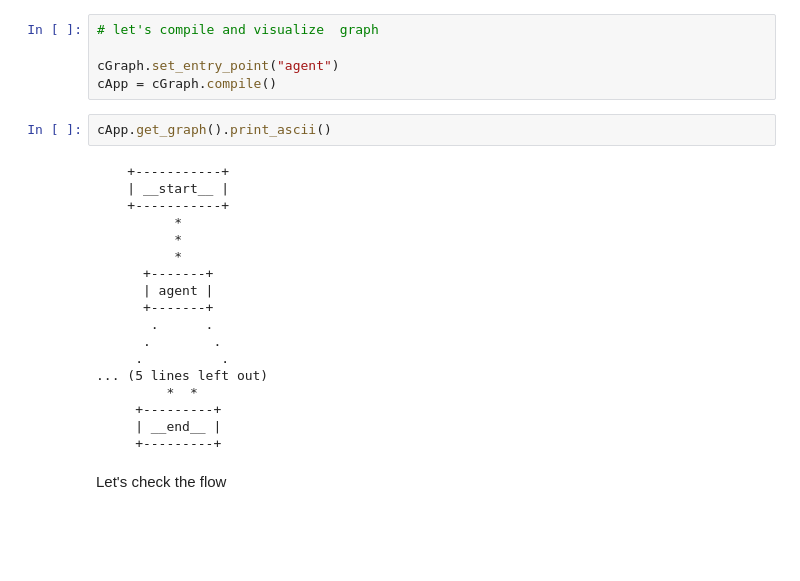
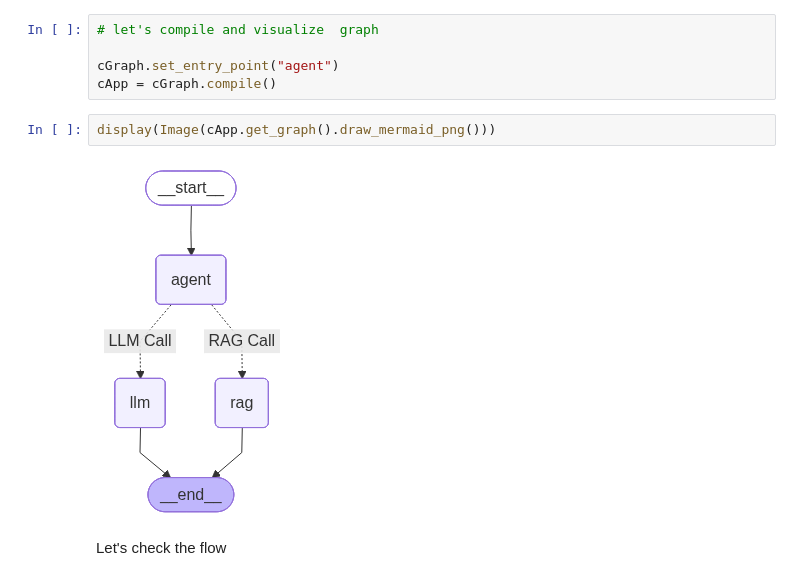
Before and after one commit to iamatulkumar-ya/data-science, a Jupyter notebook: libraries/langchain/langgraph/langgraph_basics.ipynb, the cells around one changed output. Saved outputs shown, nothing was run; the diff lists cells and outputs as text; blank space fills up the shorter version.

```diff
--- a/libraries/langchain/langgraph/langgraph_basics.ipynb
+++ b/libraries/langchain/langgraph/langgraph_basics.ipynb
@@ -172,26 +156,10 @@ cGraph.add_edge("llm", END)
 
 cGraph.set_entry_point("agent")
 cApp = cGraph.compile()
-# %%
-cApp.get_graph().print_ascii()
-# %% [output]
-    +-----------+
-    | __start__ |
-    +-----------+
-          *
-          *
-          *
-      +-------+
-      | agent |
-      +-------+
-       .      .
-      .        .
-     .          .
-... (5 lines left out)
-         *  *
-     +---------+
-     | __end__ |
-     +---------+
+# %%
+display(Image(cApp.get_graph().draw_mermaid_png()))
+# %% [output]
+[figure, added]
 # %% [markdown]
 Let's check the flow
 # %%
```
Also changed, not shown: parts of 5 cells of this notebook.
